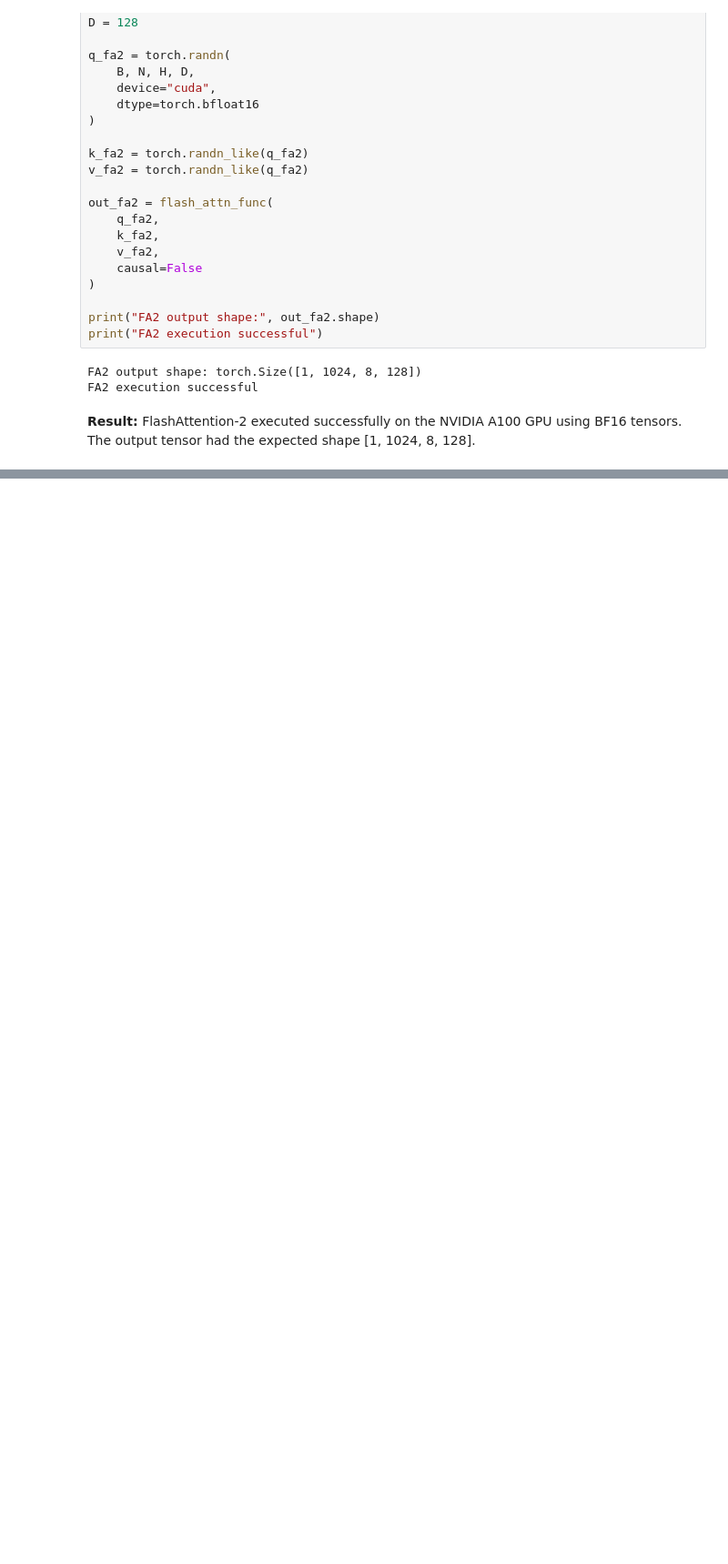
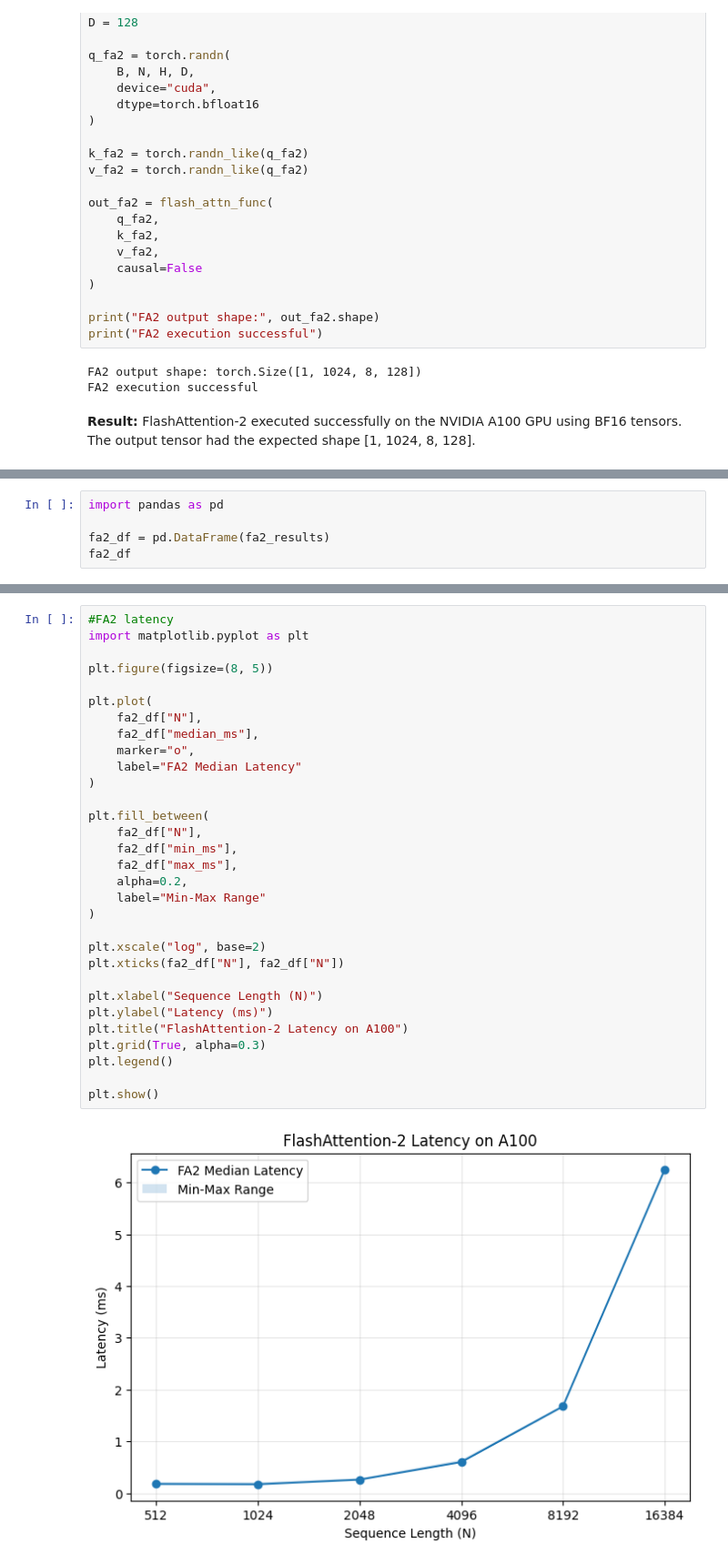
Before and after one commit to deepinsightai/flash-attention, a Jupyter notebook: blackwell_sdpa_smoke_test.ipynb, the cells around one changed output, grey strips where cells are left out. Shown at 91% size. Drawn from its saved outputs; the diff is of its cells as text; blank space fills up the shorter version.

Commit message:
Complete FA2 A100 benchmark and visualizations

```diff
--- a/blackwell_sdpa_smoke_test.ipynb
+++ b/blackwell_sdpa_smoke_test.ipynb
@@ -1371,0 +1437,5 @@ FA2 execution successful
+# %%
+import pandas as pd
+
+fa2_df = pd.DataFrame(fa2_results)
+fa2_df
@@ -1371,0 +1452,33 @@ FA2 execution successful
+# %%
+#FA2 latency
+import matplotlib.pyplot as plt
+
+plt.figure(figsize=(8, 5))
+
+plt.plot(
+    fa2_df["N"],
+    fa2_df["median_ms"],
+    marker="o",
+    label="FA2 Median Latency"
+)
+
+plt.fill_between(
+    fa2_df["N"],
+    fa2_df["min_ms"],
+    fa2_df["max_ms"],
+    alpha=0.2,
+    label="Min-Max Range"
+)
+
+plt.xscale("log", base=2)
+plt.xticks(fa2_df["N"], fa2_df["N"])
+
+plt.xlabel("Sequence Length (N)")
+plt.ylabel("Latency (ms)")
+plt.title("FlashAttention-2 Latency on A100")
+plt.grid(True, alpha=0.3)
+plt.legend()
+
+plt.show()
+# %% [output]
+[figure, added]
```
Also changed, not shown: parts of 7 cells of this notebook.
